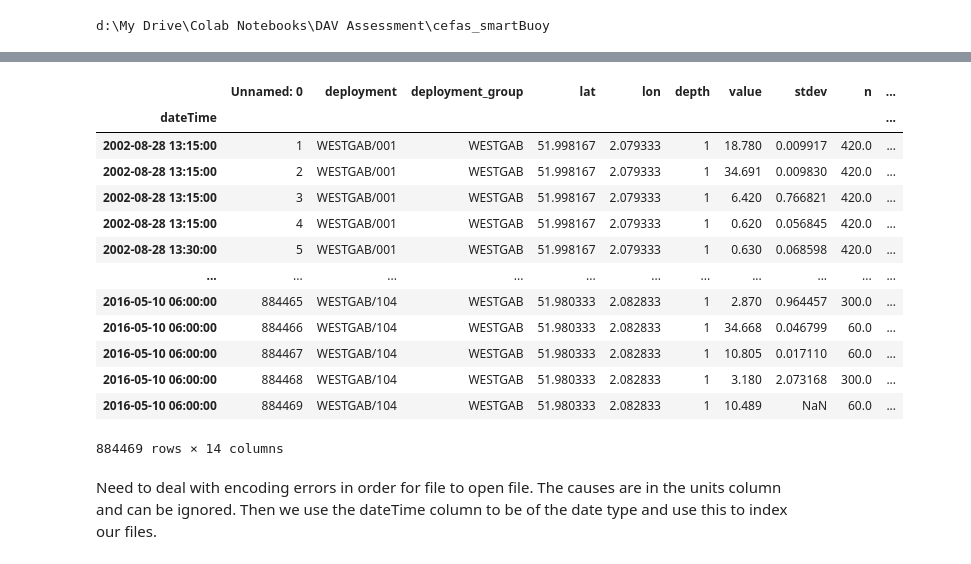
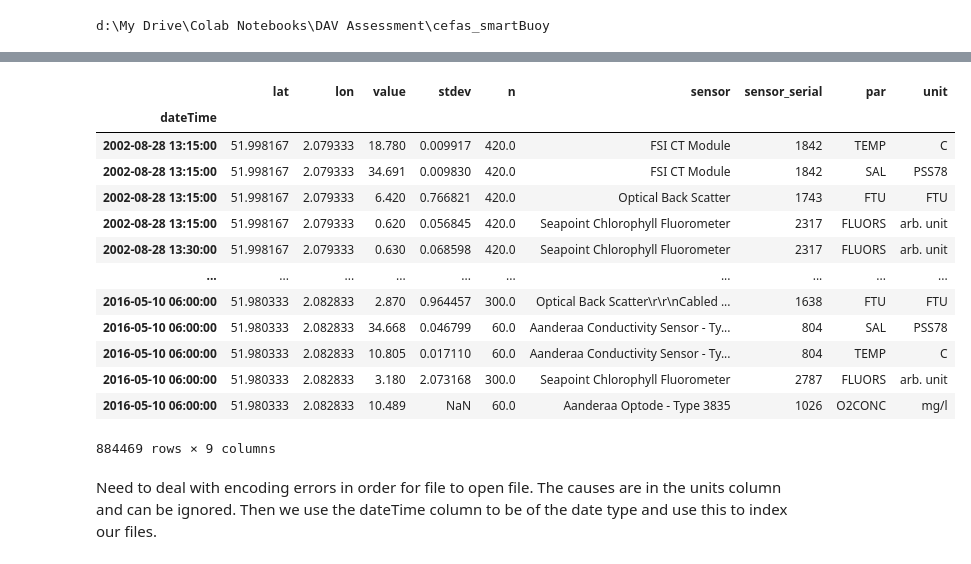
Before and after one commit to Reubenpt123/DAV, a Jupyter notebook: Data_Cleaning.ipynb, the cells around one changed output, grey strips where cells are left out. Saved outputs shown, nothing was run; the diff lists cells and outputs as text; code cells hidden in the pictures.

```diff
--- a/Data_Cleaning_DAV_Assessment.ipynb
+++ b/Data_Cleaning.ipynb
@@ -40,22 +36,21 @@ ls *.csv
 # %%
-westgab = pd.read_csv("WESTGAB.csv", parse_dates = ["dateTime"], encoding_errors = "ignore")
-westgab.set_index("dateTime", inplace = True)
+westgab = pd.read_csv("WESTGAB.csv", parse_dates = ["dateTime"], encoding_errors = "ignore").set_index("dateTime").drop(['Unnamed: 0', 'depth', 'deployment', 'stdev_derived', 'deployment_group'], axis = 1)
 westgab
 # %% [output]
-|  | Unnamed: 0 | deployment | deployment_group | lat | lon | depth | value | stdev | n | ... |
-| dateTime |  |  |  |  |  |  |  |  |  | ... |
-| 2002-08-28 13:15:00 | 1 | WESTGAB/001 | WESTGAB | 51.998167 | 2.079333 | 1 | 18.780 | 0.009917 | 420.0 | ... |
-| 2002-08-28 13:15:00 | 2 | WESTGAB/001 | WESTGAB | 51.998167 | 2.079333 | 1 | 34.691 | 0.009830 | 420.0 | ... |
-| 2002-08-28 13:15:00 | 3 | WESTGAB/001 | WESTGAB | 51.998167 | 2.079333 | 1 | 6.420 | 0.766821 | 420.0 | ... |
-| 2002-08-28 13:15:00 | 4 | WESTGAB/001 | WESTGAB | 51.998167 | 2.079333 | 1 | 0.620 | 0.056845 | 420.0 | ... |
-| 2002-08-28 13:30:00 | 5 | WESTGAB/001 | WESTGAB | 51.998167 | 2.079333 | 1 | 0.630 | 0.068598 | 420.0 | ... |
-| ... | ... | ... | ... | ... | ... | ... | ... | ... | ... | ... |
-| 2016-05-10 06:00:00 | 884465 | WESTGAB/104 | WESTGAB | 51.980333 | 2.082833 | 1 | 2.870 | 0.964457 | 300.0 | ... |
-| 2016-05-10 06:00:00 | 884466 | WESTGAB/104 | WESTGAB | 51.980333 | 2.082833 | 1 | 34.668 | 0.046799 | 60.0 | ... |
-| 2016-05-10 06:00:00 | 884467 | WESTGAB/104 | WESTGAB | 51.980333 | 2.082833 | 1 | 10.805 | 0.017110 | 60.0 | ... |
-| 2016-05-10 06:00:00 | 884468 | WESTGAB/104 | WESTGAB | 51.980333 | 2.082833 | 1 | 3.180 | 2.073168 | 300.0 | ... |
-| 2016-05-10 06:00:00 | 884469 | WESTGAB/104 | WESTGAB | 51.980333 | 2.082833 | 1 | 10.489 | NaN | 60.0 | ... |
+|  | lat | lon | value | stdev | n | sensor | sensor_serial | par | unit |
+| dateTime |  |  |  |  |  |  |  |  |  |
+| 2002-08-28 13:15:00 | 51.998167 | 2.079333 | 18.780 | 0.009917 | 420.0 | FSI CT Module | 1842 | TEMP | C |
+| 2002-08-28 13:15:00 | 51.998167 | 2.079333 | 34.691 | 0.009830 | 420.0 | FSI CT Module | 1842 | SAL | PSS78 |
+| 2002-08-28 13:15:00 | 51.998167 | 2.079333 | 6.420 | 0.766821 | 420.0 | Optical Back Scatter | 1743 | FTU | FTU |
+| 2002-08-28 13:15:00 | 51.998167 | 2.079333 | 0.620 | 0.056845 | 420.0 | Seapoint Chlorophyll Fluorometer | 2317 | FLUORS | arb. unit |
+| 2002-08-28 13:30:00 | 51.998167 | 2.079333 | 0.630 | 0.068598 | 420.0 | Seapoint Chlorophyll Fluorometer | 2317 | FLUORS | arb. unit |
+| ... | ... | ... | ... | ... | ... | ... | ... | ... | ... |
+| 2016-05-10 06:00:00 | 51.980333 | 2.082833 | 2.870 | 0.964457 | 300.0 | Optical Back Scatter\r\r\nCabled ... | 1638 | FTU | FTU |
+| 2016-05-10 06:00:00 | 51.980333 | 2.082833 | 34.668 | 0.046799 | 60.0 | Aanderaa Conductivity Sensor - Ty... | 804 | SAL | PSS78 |
+| 2016-05-10 06:00:00 | 51.980333 | 2.082833 | 10.805 | 0.017110 | 60.0 | Aanderaa Conductivity Sensor - Ty... | 804 | TEMP | C |
+| 2016-05-10 06:00:00 | 51.980333 | 2.082833 | 3.180 | 2.073168 | 300.0 | Seapoint Chlorophyll Fluorometer | 2787 | FLUORS | arb. unit |
+| 2016-05-10 06:00:00 | 51.980333 | 2.082833 | 10.489 | NaN | 60.0 | Aanderaa Optode - Type 3835 | 1026 | O2CONC | mg/l |
-884469 rows × 14 columns
+884469 rows × 9 columns
 # %% [markdown]
 Need to deal with encoding errors in order for file to open file. The causes are in the units column and can be ignored. Then we use the dateTime column to be of the date type and use this to index our files.
 # %%
```
Also changed, not shown: parts of 6 cells of this notebook, 2 other files.
